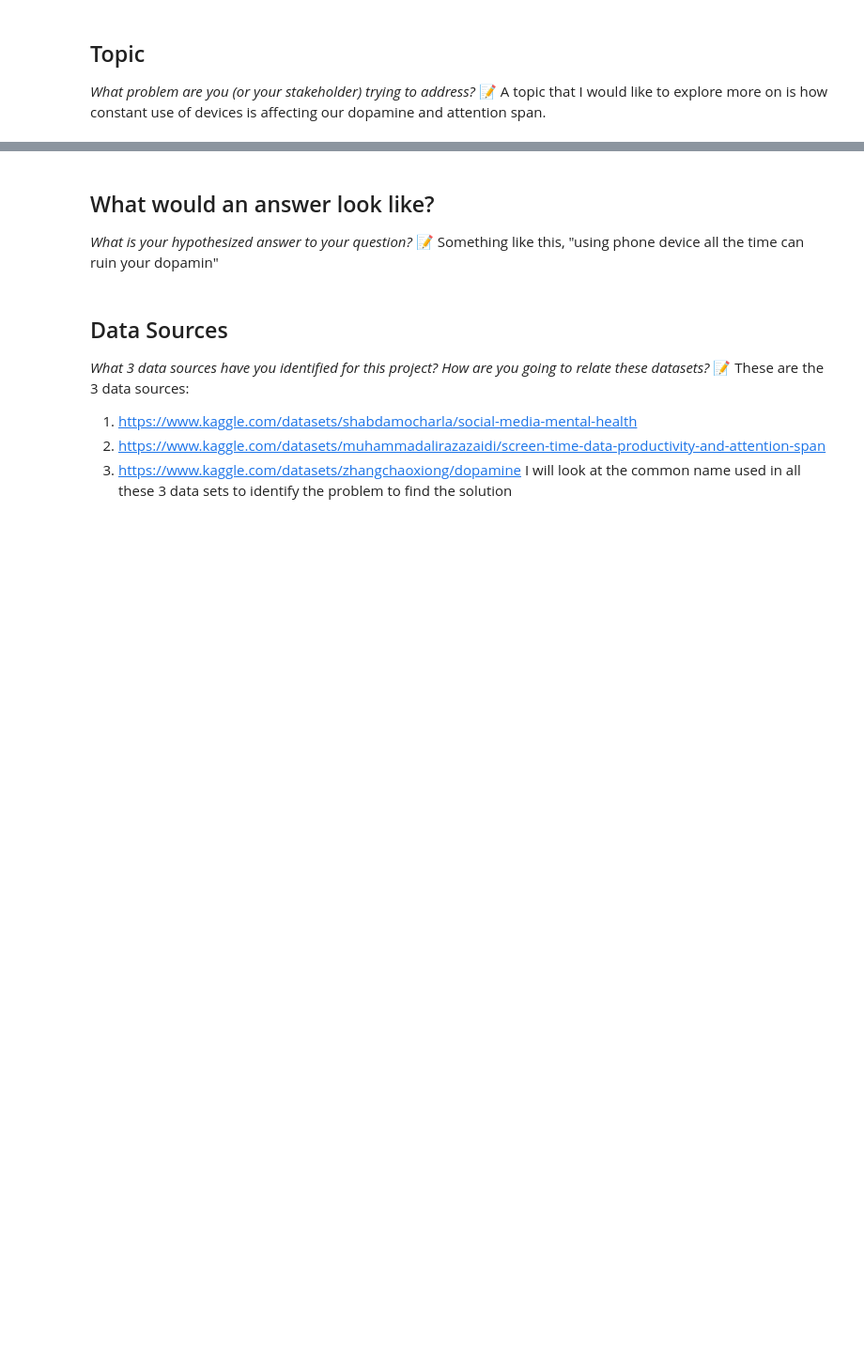
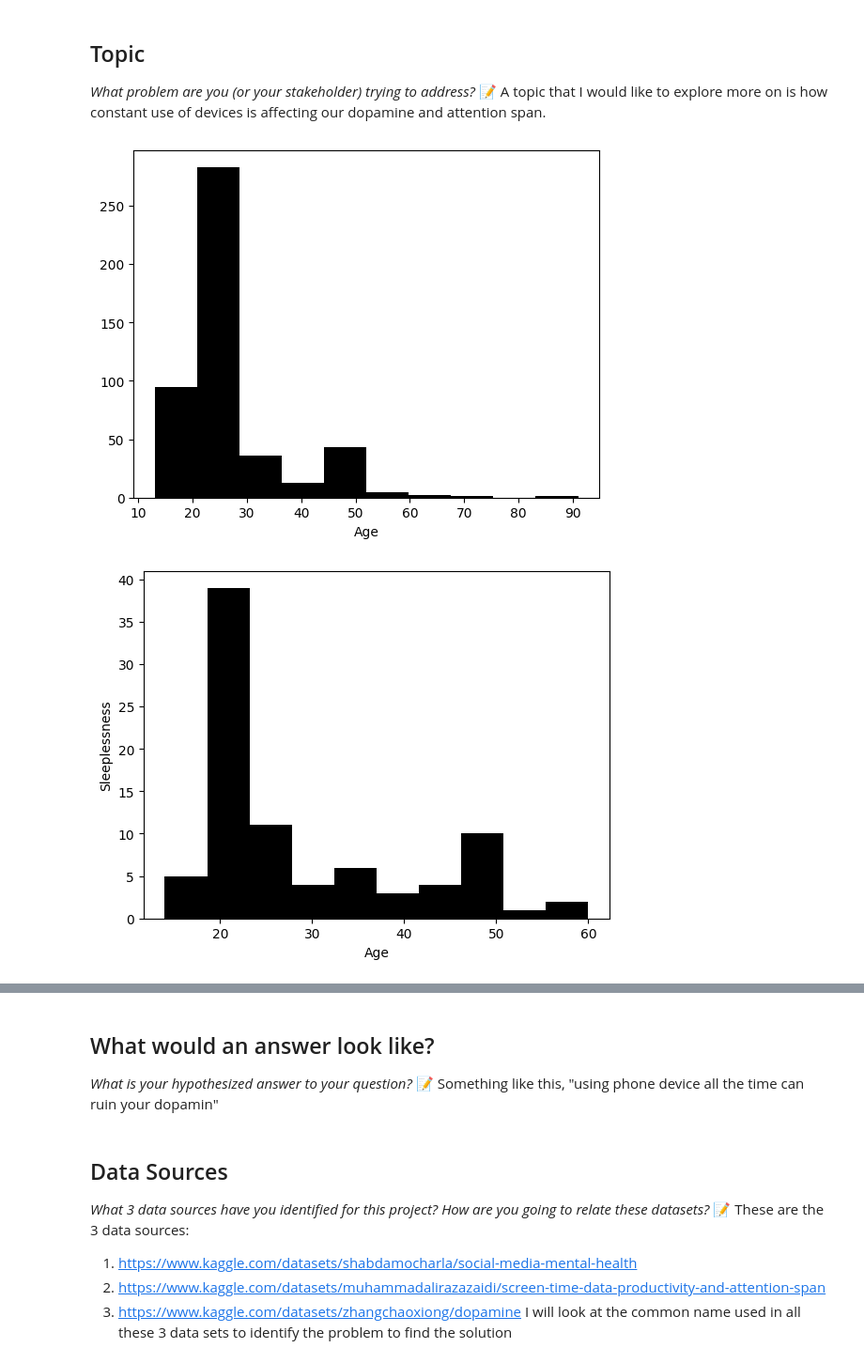
Before and after one commit to IT4063C001-Fall2025/final-project-SidK442, a Jupyter notebook: source.ipynb, the cells around one changed output, grey strips where cells are left out. Shown: that part at 94% size. Saved outputs shown, nothing was run; the diff lists cells and outputs as text; code cells hidden in the pictures; blank space fills up the shorter version.

```diff
--- a/source.ipynb
+++ b/source.ipynb
@@ -17,0 +21,74 @@ A topic that I would like to explore more on is how constant use of devices is a
+# %%
+#Check point 2 assignment
+
+#Resources used here:
+
+#Used this to get a general understanding of how to create bar plots in python: https://www.geeksforgeeks.org/python/create-a-stacked-bar-plot-in-matplotlib/
+#Used this resource to learn about seaborn plotting: https://www.geeksforgeeks.org/python/scatterplot-using-seaborn-in-python/
+
+#Used Gemini Google to correct code errors (hope that is fine with you): https://gemini.google.com/share/be8ed1893c43 and didn't copy the whole thing just added a line to fix the errors of why it isn't working.
+
+#New Questions I wanted to answer are:
+
+#Q1. What is the age distribution in this dataset?
+#Q2. What is the age distribution among people with sleeplessness?
+#Q3. What is the age distribution among people with anxiety?
+#Q4. What is the age distribution among people with depression?
+
+#Main topic: I wanted to find out how different ages are affected by different mental health issues
+
+import pandas as pd
+import matplotlib.pyplot as plt
+import seaborn as sns
+
+#File used here:
+
+smmh_path = r"C:\Users\sidda\OneDrive\Desktop\smmh.csv"
+smmh_file = pd.read_csv(smmh_path)
+
+
+#Q1: What is the age distribution in this dataset?
+#This gives a histogram of ages in the dataset.
+
+smmh_file.columns = smmh_file.columns.str.strip() #learned how to clean anomalies and outliers
+ages = smmh_file['Age']
+plt.hist(ages, color = 'black')
+plt.xlabel('Age')
+plt.show()
+
+#Q2: What is the age distribution among people with sleeplessness?
+#This gives a histogram of people who are effected by sleeplessness in the dataset.
+
+smmh_file.columns = smmh_file.columns.str.strip() #learned how to clean anomalies and outliers
+ages = smmh_file['Age']
+sleeplessness = smmh_file['Sleeplessness']
+plt.hist(ages[sleeplessness == 1], color = 'black')
+plt.xlabel('Age')
+plt.ylabel('Sleeplessness')
+plt.show()
+
+
+#Q3: What is the age distribution among people with anxiety?
+#This gives a histogram of people who are effected by anxiety in the dataset.
+
+
+smmh_file.columns = smmh_file.columns.str.strip() #learned how to clean anomalies and outliers
+
+ages = smmh_file['Age']
+anxiety = smmh_file['Anxiety']
+plt.hist(ages[anxiety == 1], color = 'black')
+plt.xlabel('Age')
+plt.ylabel('Anxiety')
+
+plt.show()
+
+#Q4: What is the age distribution among people with depression?
+#This gives a histogram of people who are effected by depression in the dataset.
+#Used seaborn scatterplot for this question
+
+smmh_file.columns = smmh_file.columns.str.strip() #learned how to clean anomalies and outliers
+sns.scatterplot(x="Age", y="Depression", data=smmh_file)
+plt.show()
+# %% [output]
+[figure, added]
+[figure, added]
```
Also changed, not shown: parts of 3 cells of this notebook.
